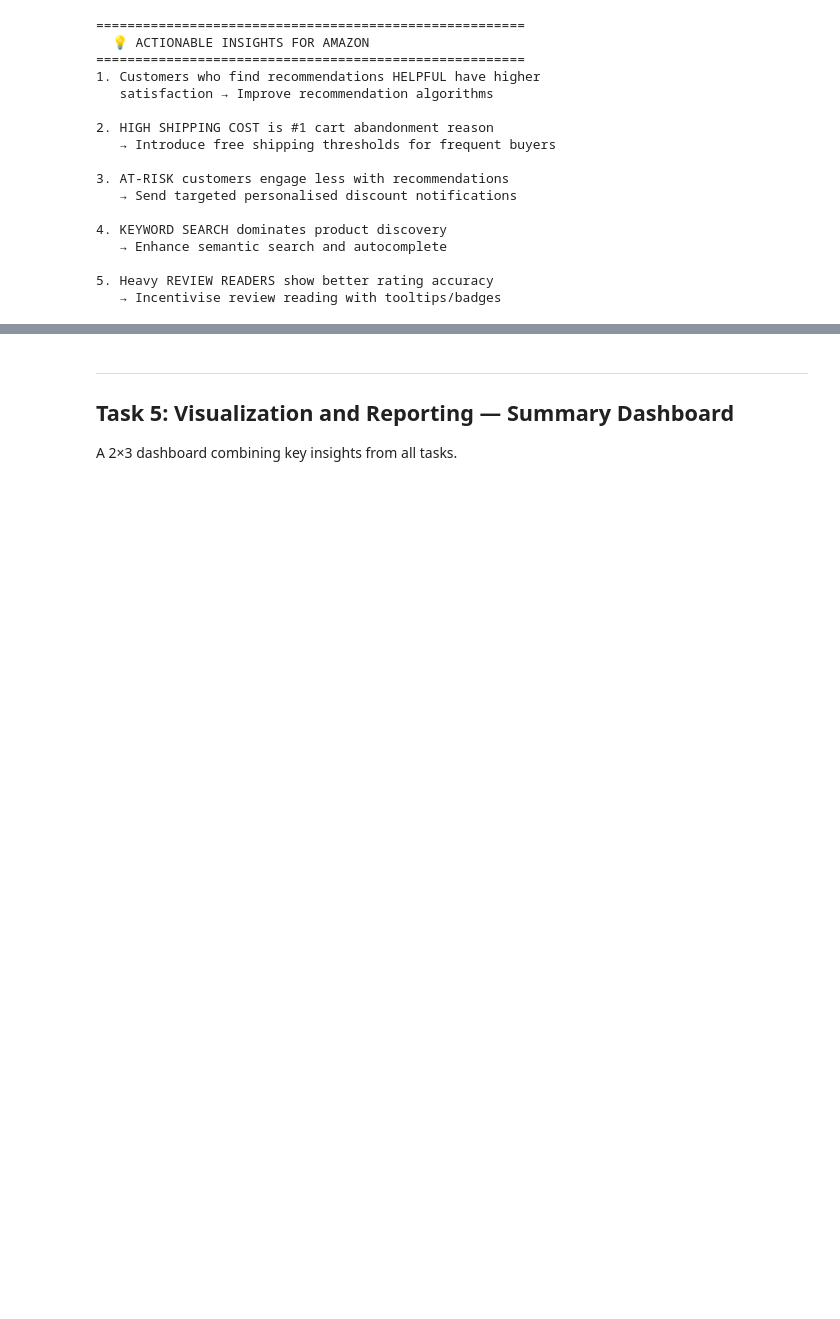
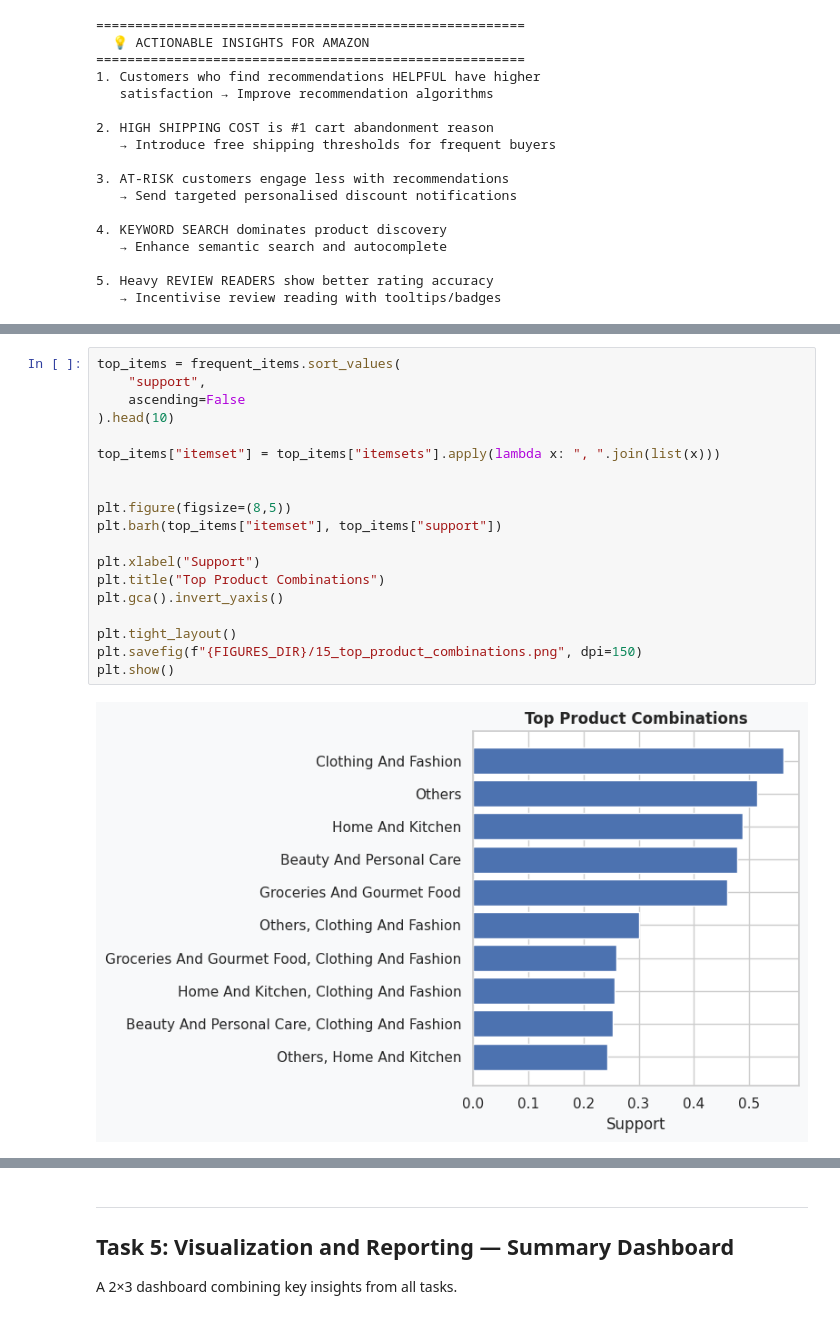
Before and after one commit to mrudula-jujjuru/amazon-market-basket-analysis, a Jupyter notebook: notebooks/amazon_market_basket_demo.ipynb, the cells around one changed output, grey strips where cells are left out. Cells and saved outputs as stored; diff of their text form; blank space fills up the shorter version.

```diff
--- a/notebooks/amazon_market_basket_demo.ipynb
+++ b/notebooks/amazon_market_basket_demo.ipynb
@@ -868,0 +888,21 @@ for line in insights:
+# %%
+top_items = frequent_items.sort_values(
+    "support",
+    ascending=False
+).head(10)
+
+top_items["itemset"] = top_items["itemsets"].apply(lambda x: ", ".join(list(x)))
+
+
+plt.figure(figsize=(8,5))
+plt.barh(top_items["itemset"], top_items["support"])
+
+plt.xlabel("Support")
+plt.title("Top Product Combinations")
+plt.gca().invert_yaxis()
+
+plt.tight_layout()
+plt.savefig(f"{FIGURES_DIR}/15_top_product_combinations.png", dpi=150)
+plt.show()
+# %% [output]
+[figure, added]
```
Also changed, not shown: parts of 11 cells of this notebook.
